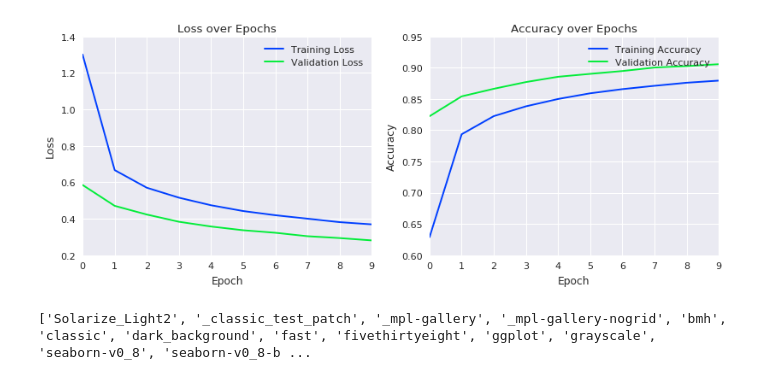
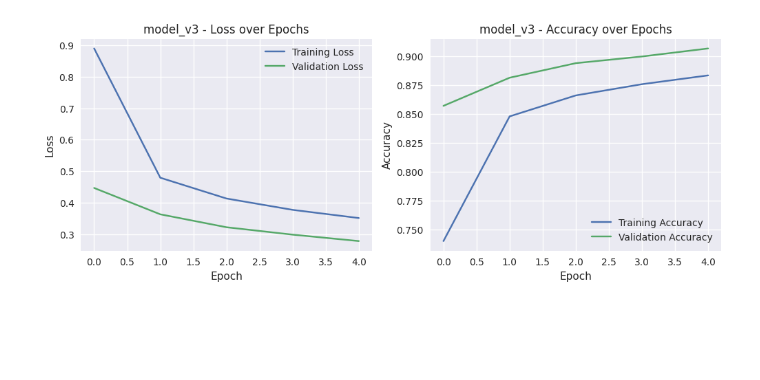
Before and after one commit to LucasFerguson/Handwriting-Recognition-CS584, a Jupyter notebook: Testing/test_train.ipynb, the cells around one changed output. Cells and saved outputs as stored; diff of their text form; code cells hidden in the pictures; blank space fills up the shorter version.

```diff
--- a/Testing/test_train.ipynb
+++ b/Testing/test_train.ipynb
@@ -240,12 +192,18 @@ Model: "sequential_1"
 # that is what we learned in class. We could use that as a storytelling aspect
 # for the professor
 
-adam_optimizer = tf.keras.optimizers.Adam(learning_rate=0.0001)
+# adam_optimizer = tf.keras.optimizers.Adam(learning_rate=0.0001)
 
+# model.compile(
+#     optimizer=adam_optimizer,
+#     loss=tf.keras.losses.CategoricalCrossentropy(),
+#     metrics=['accuracy']
+# )
+
+sgd_optimizer = tf.keras.optimizers.SGD()
 model.compile(
-    optimizer=adam_optimizer,
-    loss=tf.keras.losses.CategoricalCrossentropy,
-    # loss=tf.keras.losses.CTC,
+	optimizer=sgd_optimizer,
+	loss=tf.keras.losses.CategoricalCrossentropy(),
     metrics=['accuracy']
 )
 # %%
@@ -325,34 +273,32 @@ Epoch 10:
 # %%
 import matplotlib.pyplot as plt
 
-plt.style.use('seaborn-v0_8-bright')
 
 # Plot training and validation loss
-plt.figure(figsize=(12, 4))
 
-plt.subplot(1, 2, 1)
-plt.plot(training_history.history['loss'], label='Training Loss')
-if 'val_loss' in training_history.history:
-    plt.plot(training_history.history['val_loss'], label='Validation Loss')
-plt.title('Loss over Epochs')
-plt.xlabel('Epoch')
-plt.ylabel('Loss')
-plt.legend()
+with plt.style.context("seaborn-v0_8"):
+    plt.figure(figsize=(12, 4))
 
-# Plot training and validation accuracy
-plt.subplot(1, 2, 2)
-plt.plot(training_history.history['accuracy'], label='Training Accuracy')
-if 'val_accuracy' in training_history.history:
-    plt.plot(training_history.history['val_accuracy'], label='Validation Accuracy')
-plt.title('Accuracy over Epochs')
-plt.xlabel('Epoch')
-plt.ylabel('Accuracy')
-plt.legend()
+    plt.subplot(1, 2, 1)
+    plt.plot(training_history.history['loss'], label='Training Loss')
+    if 'val_loss' in training_history.history:
+        plt.plot(training_history.history['val_loss'], label='Validation Loss')
+    plt.title(f'{model_name_string} - Loss over Epochs')
+    plt.xlabel('Epoch')
+    plt.ylabel('Loss')
+    plt.legend()
 
-plt.show()
+    # Plot training and validation accuracy
+    plt.subplot(1, 2, 2)
+    plt.plot(training_history.history['accuracy'], label='Training Accuracy')
+    if 'val_accuracy' in training_history.history:
+        plt.plot(training_history.history['val_accuracy'], label='Validation Accuracy')
+    plt.title(f'{model_name_string} - Accuracy over Epochs')
+    plt.xlabel('Epoch')
+    plt.ylabel('Accuracy')
+    # plt.style.use('seaborn-v0_8-bright')
+    plt.legend()
+
+    plt.show()
 # %% [output]
-[figure, old version]
+[figure, new version]
-# %%
-print(plt.style.available)
-# %% [output]
-['Solarize_Light2', '_classic_test_patch', '_mpl-gallery', '_mpl-gallery-nogrid', 'bmh', 'classic', 'dark_background', 'fast', 'fivethirtyeight', 'ggplot', 'grayscale', 'seaborn-v0_8', 'seaborn-v0_8-b ...
```
Also changed, not shown: parts of 9 cells of this notebook, 1 other file.
